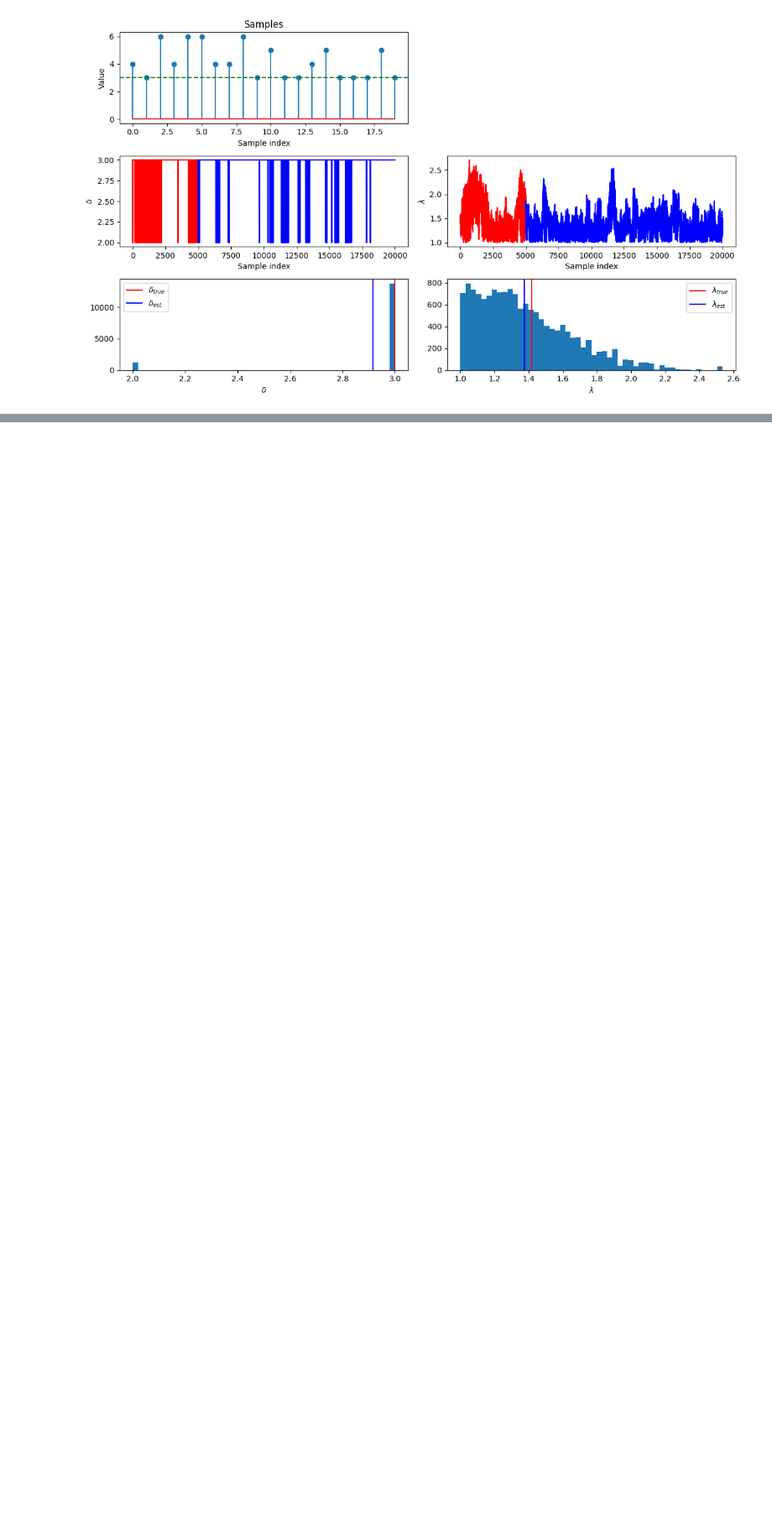
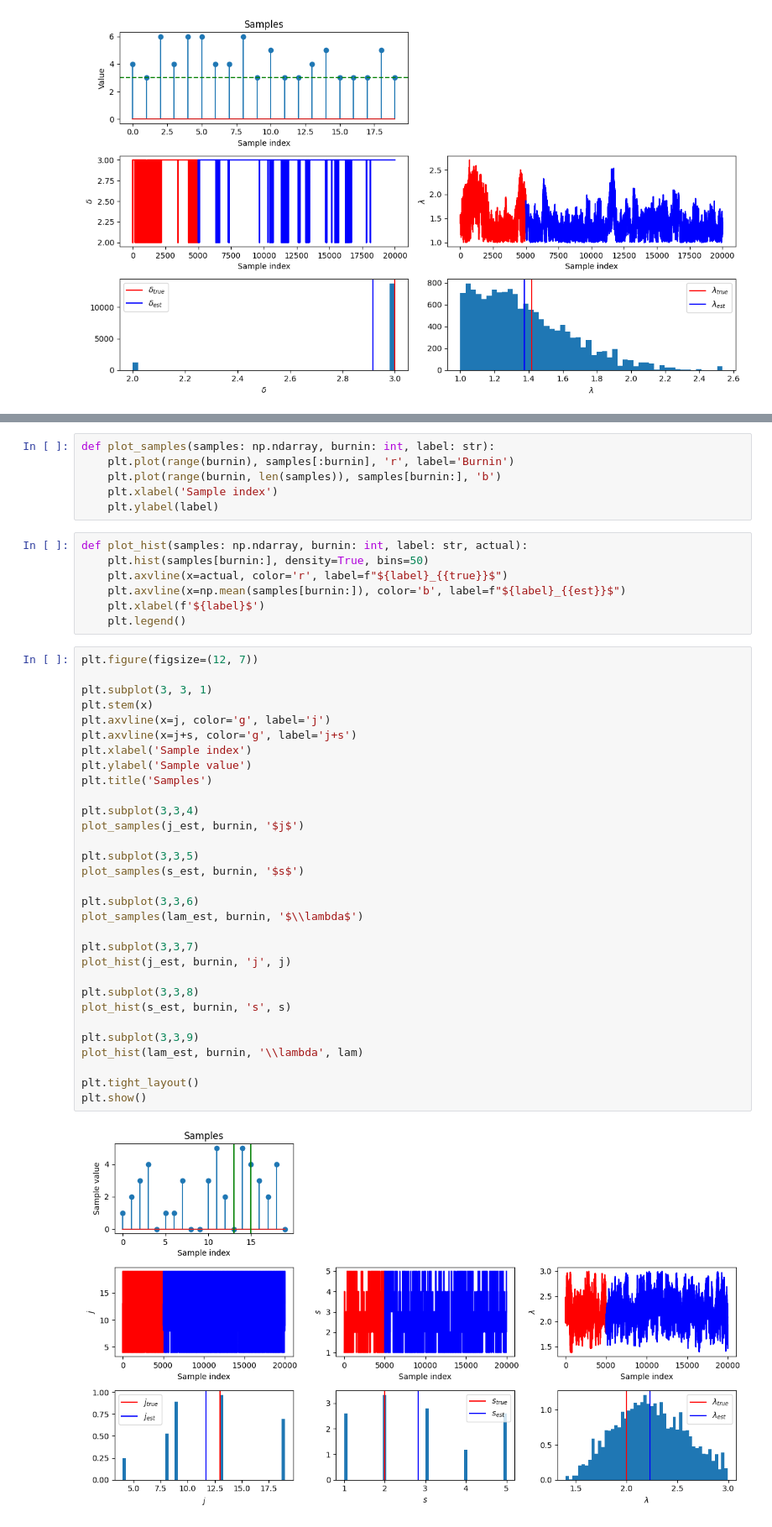
Before and after one commit to cdclaxton/learning, a Jupyter notebook: Python/DataScience/exploratory-notebooks/Changepoint detection with delayed samples.ipynb, the cells around one changed output, grey strips where cells are left out. Shown at 84% size. Cells and saved outputs as stored; diff of their text form; blank space fills up the shorter version.

```diff
--- a/Python/DataScience/exploratory-notebooks/Changepoint detection with delayed samples.ipynb
+++ b/Python/DataScience/exploratory-notebooks/Changepoint detection with delayed samples.ipynb
@@ -1000,0 +1241,46 @@ plt.show()
+# %%
+def plot_samples(samples: np.ndarray, burnin: int, label: str):
+    plt.plot(range(burnin), samples[:burnin], 'r', label='Burnin')
+    plt.plot(range(burnin, len(samples)), samples[burnin:], 'b')
+    plt.xlabel('Sample index')
+    plt.ylabel(label)
+# %%
+def plot_hist(samples: np.ndarray, burnin: int, label: str, actual):
+    plt.hist(samples[burnin:], density=True, bins=50)
+    plt.axvline(x=actual, color='r', label=f"${label}_{{true}}$")
+    plt.axvline(x=np.mean(samples[burnin:]), color='b', label=f"${label}_{{est}}$")
+    plt.xlabel(f'${label}$')
+    plt.legend()
+# %%
+plt.figure(figsize=(12, 7))
+
+plt.subplot(3, 3, 1)
+plt.stem(x)
+plt.axvline(x=j, color='g', label='j')
+plt.axvline(x=j+s, color='g', label='j+s')
+plt.xlabel('Sample index')
+plt.ylabel('Sample value')
+plt.title('Samples')
+
+plt.subplot(3,3,4)
+plot_samples(j_est, burnin, '$j$')
+
+plt.subplot(3,3,5)
+plot_samples(s_est, burnin, '$s$')
+
+plt.subplot(3,3,6)
+plot_samples(lam_est, burnin, '$\\lambda$')
+
+plt.subplot(3,3,7)
+plot_hist(j_est, burnin, 'j', j)
+
+plt.subplot(3,3,8)
+plot_hist(s_est, burnin, 's', s)
+
+plt.subplot(3,3,9)
+plot_hist(lam_est, burnin, '\\lambda', lam)
+
+plt.tight_layout()
+plt.show()
+# %% [output]
+[figure, added]
```
Also changed, not shown: parts of 25 cells of this notebook.
